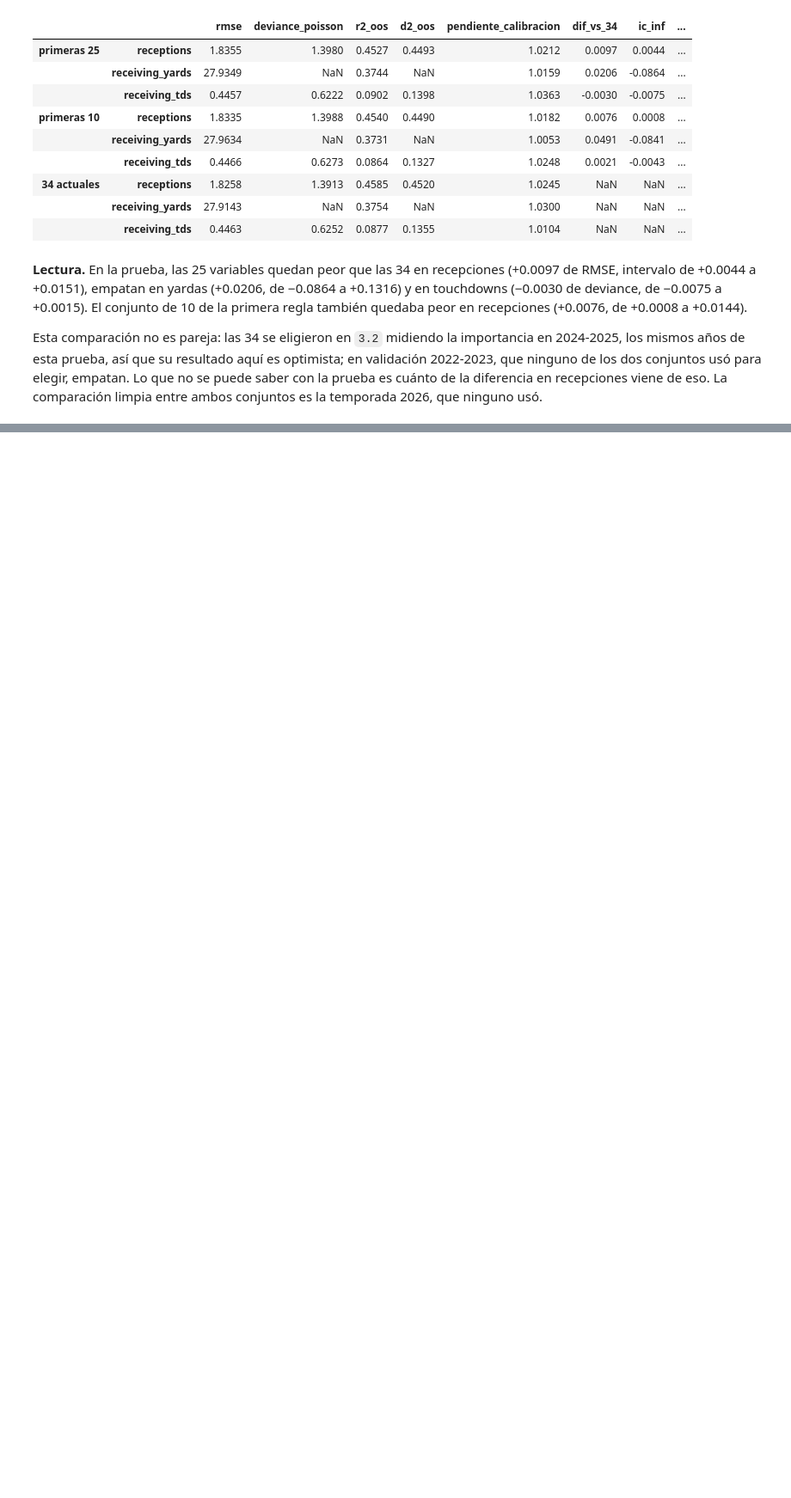
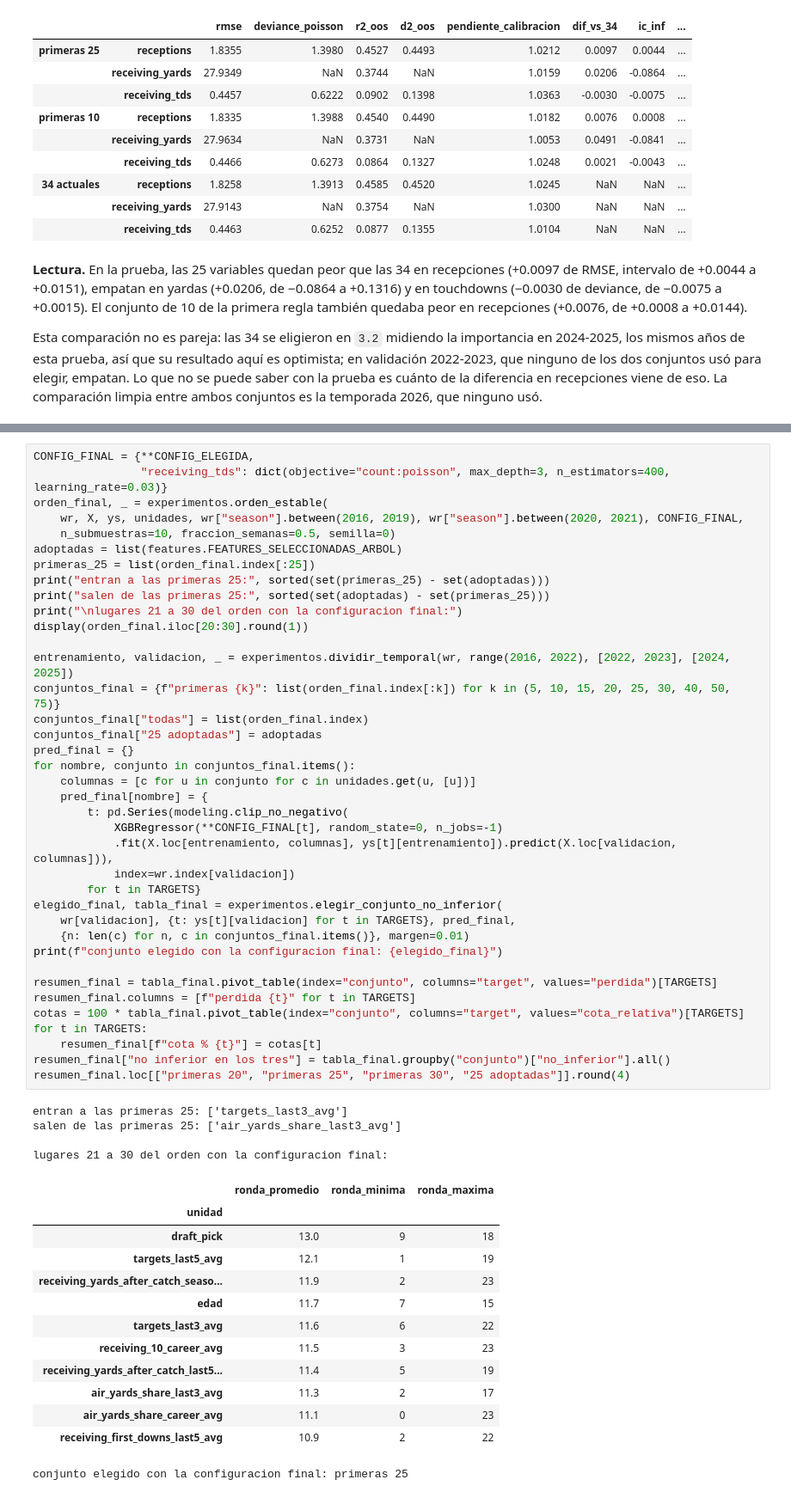
Before and after one commit to r-illescas84/sportsLab_NFLFantasy_projection, a Jupyter notebook: weekly/wr/notebooks/3.3_seleccion_estable.ipynb, the cells around one changed output, grey strips where cells are left out. Shown at 86% size. Drawn from its saved outputs; the diff is of its cells as text; blank space fills up the shorter version.

```diff
--- a/weekly/wr/notebooks/3.3_seleccion_estable.ipynb
+++ b/weekly/wr/notebooks/3.3_seleccion_estable.ipynb
@@ -453,0 +468,56 @@ temporada 2026, que ninguno usó.
+# %%
+CONFIG_FINAL = {**CONFIG_ELEGIDA,
+                "receiving_tds": dict(objective="count:poisson", max_depth=3, n_estimators=400, learning_rate=0.03)}
+orden_final, _ = experimentos.orden_estable(
+    wr, X, ys, unidades, wr["season"].between(2016, 2019), wr["season"].between(2020, 2021), CONFIG_FINAL,
+    n_submuestras=10, fraccion_semanas=0.5, semilla=0)
+adoptadas = list(features.FEATURES_SELECCIONADAS_ARBOL)
+primeras_25 = list(orden_final.index[:25])
+print("entran a las primeras 25:", sorted(set(primeras_25) - set(adoptadas)))
+print("salen de las primeras 25:", sorted(set(adoptadas) - set(primeras_25)))
+print("\nlugares 21 a 30 del orden con la configuracion final:")
+display(orden_final.iloc[20:30].round(1))
+
+entrenamiento, validacion, _ = experimentos.dividir_temporal(wr, range(2016, 2022), [2022, 2023], [2024, 2025])
+conjuntos_final = {f"primeras {k}": list(orden_final.index[:k]) for k in (5, 10, 15, 20, 25, 30, 40, 50, 75)}
+conjuntos_final["todas"] = list(orden_final.index)
+conjuntos_final["25 adoptadas"] = adoptadas
+pred_final = {}
+for nombre, conjunto in conjuntos_final.items():
+    columnas = [c for u in conjunto for c in unidades.get(u, [u])]
+    pred_final[nombre] = {
+        t: pd.Series(modeling.clip_no_negativo(
+            XGBRegressor(**CONFIG_FINAL[t], random_state=0, n_jobs=-1)
+            .fit(X.loc[entrenamiento, columnas], ys[t][entrenamiento]).predict(X.loc[validacion, columnas])),
+            index=wr.index[validacion])
+        for t in TARGETS}
+elegido_final, tabla_final = experimentos.elegir_conjunto_no_inferior(
+    wr[validacion], {t: ys[t][validacion] for t in TARGETS}, pred_final,
+    {n: len(c) for n, c in conjuntos_final.items()}, margen=0.01)
+print(f"conjunto elegido con la configuracion final: {elegido_final}")
+
+resumen_final = tabla_final.pivot_table(index="conjunto", columns="target", values="perdida")[TARGETS]
+resumen_final.columns = [f"perdida {t}" for t in TARGETS]
+cotas = 100 * tabla_final.pivot_table(index="conjunto", columns="target", values="cota_relativa")[TARGETS]
+for t in TARGETS:
+    resumen_final[f"cota % {t}"] = cotas[t]
+resumen_final["no inferior en los tres"] = tabla_final.groupby("conjunto")["no_inferior"].all()
+resumen_final.loc[["primeras 20", "primeras 25", "primeras 30", "25 adoptadas"]].round(4)
+# %% [output]
+entran a las primeras 25: ['targets_last3_avg']
+salen de las primeras 25: ['air_yards_share_last3_avg']
+
+lugares 21 a 30 del orden con la configuracion final:
+|  | ronda_promedio | ronda_minima | ronda_maxima |
+| unidad |  |  |  |
+| draft_pick | 13.0 | 9 | 18 |
+| targets_last5_avg | 12.1 | 1 | 19 |
+| receiving_yards_after_catch_seaso... | 11.9 | 2 | 23 |
+| edad | 11.7 | 7 | 15 |
+| targets_last3_avg | 11.6 | 6 | 22 |
+| receiving_10_career_avg | 11.5 | 3 | 23 |
+| receiving_yards_after_catch_last5... | 11.4 | 5 | 19 |
+| air_yards_share_last3_avg | 11.3 | 2 | 17 |
+| air_yards_share_career_avg | 11.1 | 0 | 23 |
+| receiving_first_downs_last5_avg | 10.9 | 2 | 22 |
+conjunto elegido con la configuracion final: primeras 25
```
Also changed, not shown: parts of 6 cells of this notebook, 34 other files.
